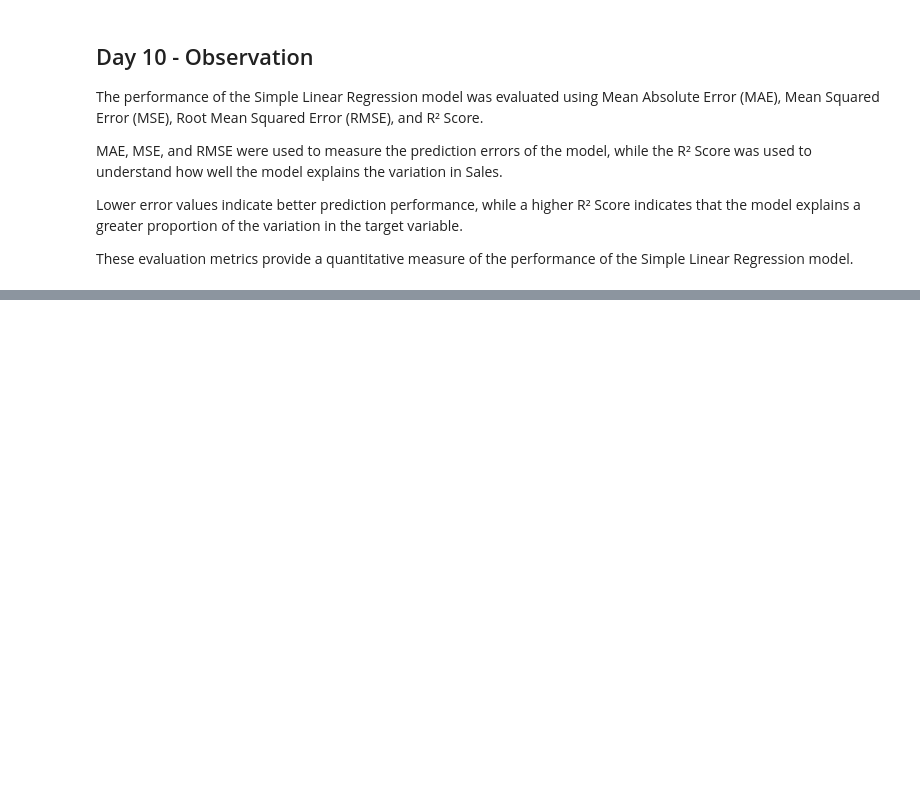
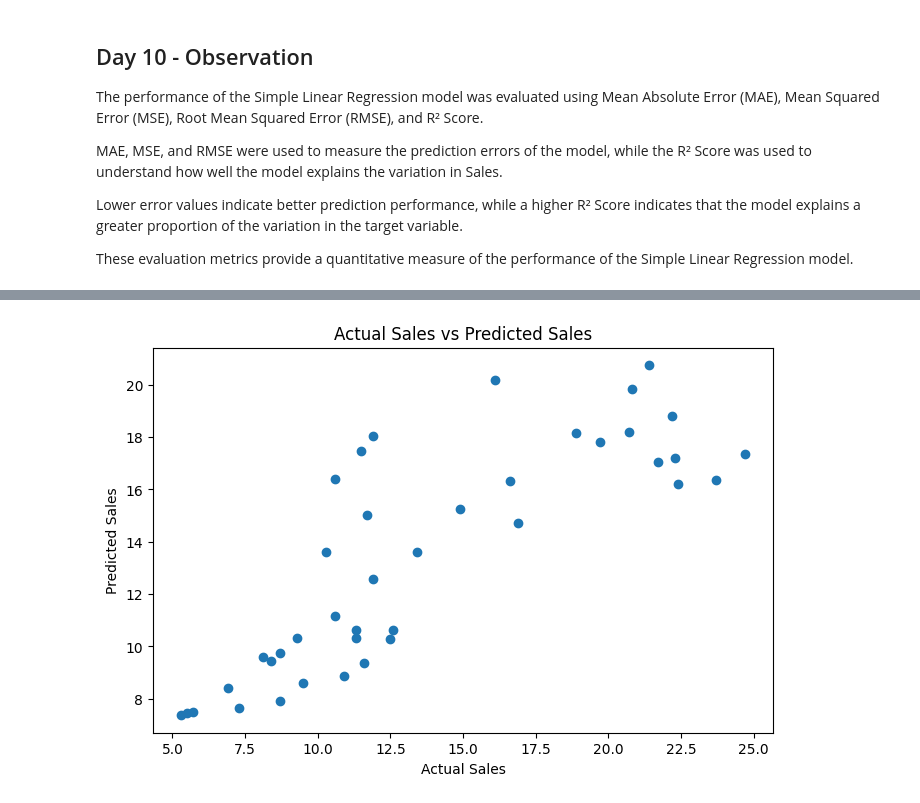
Before and after one commit to shreeshreeya69-crypto/simple-linear-regression-ybi, a Jupyter notebook: Simple_Linear_Regression_YBI.ipynb, the cells around one changed output, grey strips where cells are left out. Cells and saved outputs as stored; diff of their text form; code cells hidden in the pictures; blank space fills up the shorter version.

```diff
--- a/Simple_Linear_Regression_YBI.ipynb
+++ b/Simple_Linear_Regression_YBI.ipynb
@@ -985,0 +1079,12 @@ These evaluation metrics provide a quantitative measure of the performance of th
+# %%
+plt.figure(figsize=(8, 5))
+
+plt.scatter(y_test, y_pred)
+
+plt.xlabel("Actual Sales")
+plt.ylabel("Predicted Sales")
+plt.title("Actual Sales vs Predicted Sales")
+
+plt.show()
+# %% [output]
+[figure, added]
```
Also changed, not shown: parts of 10 cells of this notebook.
